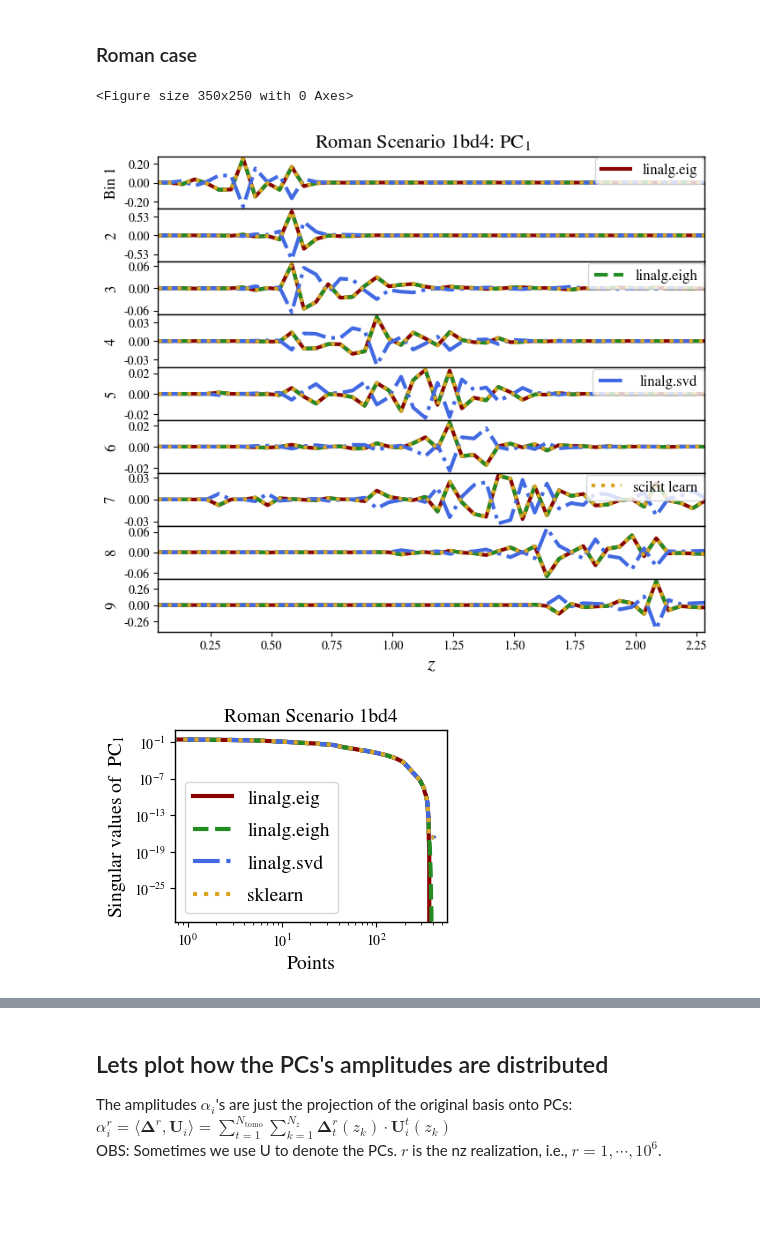
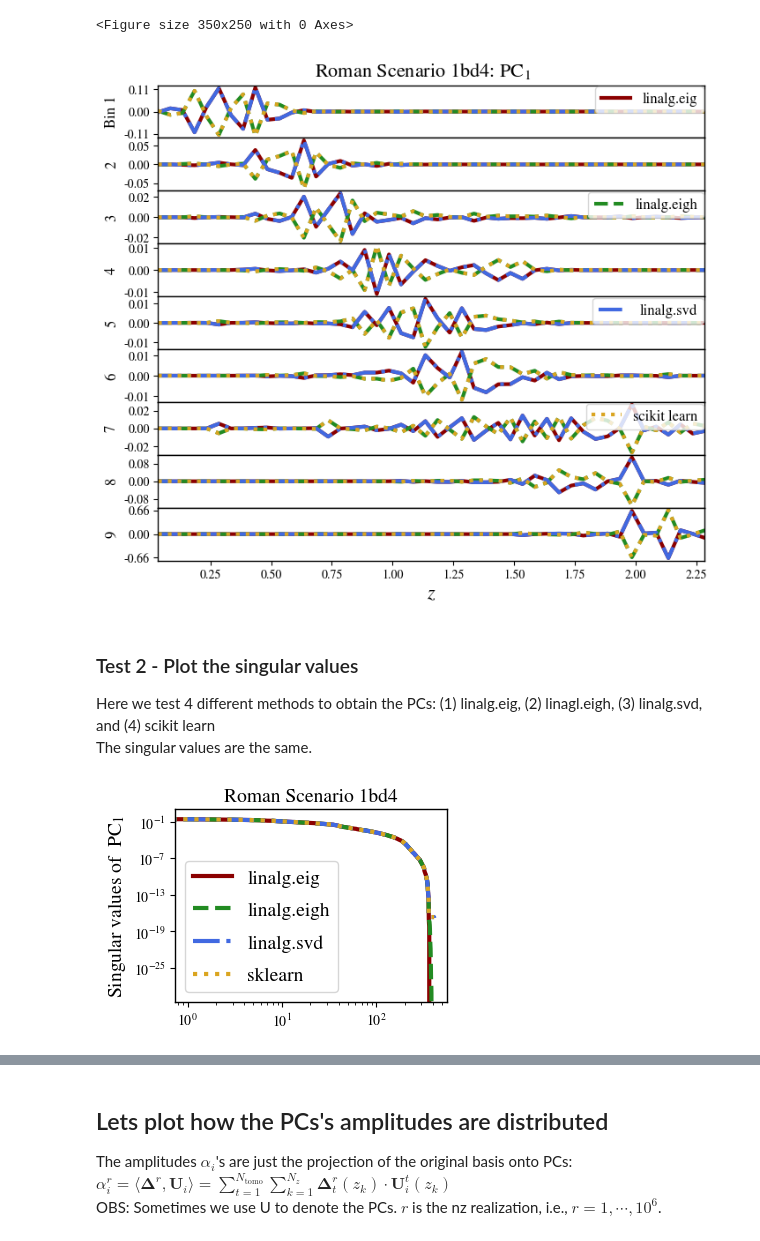
Before and after one commit to Roman-HLIS-Cosmology-PIT/cocoa_photoz, a Jupyter notebook: codes/example.ipynb, the cells around one changed output, grey strips where cells are left out. Cells and saved outputs as stored; diff of their text form; code cells hidden in the pictures; blank space fills up the shorter version.

```diff
--- a/codes/example.ipynb
+++ b/codes/example.ipynb
@@ -212,6 +244,4 @@ The principal components are the same, except for a possible sign flip.
 $\text{PC}^1 = \Big[[\text{PC}^1_{1},\text{PC}^1_{2},\cdots,\text{PC}^1_{46}],[\text{PC}^1_{47},\text{PC}^1_{48},\cdots,\text{PC}^1_{92}],6\times[\cdots],[\text{PC}^1_{412},\text{PC}^1_{413},\cdots,\text{PC}^1_{414}]\Big]$
-# %% [markdown]
-### Roman case
 # %%
 roman_obj = SURVEY('roman')
 Nz,Nt = roman_obj.nz_params()
@@ -226,7 +256,7 @@ explained_variance, explained_variance_ratio = roman_obj.pcs('sklearn')
 plt.figure()
 fig, axes = plt.subplots(nrows=Nt, ncols=1, sharex=True, sharey=False,figsize=(8, 7),
                         gridspec_kw={'wspace':0.0, 'hspace':0.0})
-pci = 1
+pci = 0
 
 for k,ax in enumerate(axes):
     start, end = Nz*k, Nz*(k+1)
@@ -248,25 +278,25 @@ for i in unused_legs:
 
 axes[k].set_xlabel(r'$z$',fontsize=16)
 plt.xlim(np.min(z),np.max(z))
-fig.suptitle(rf"Roman Scenario 1bd4: PC$_{{{pci}}}$", fontsize=16, y=0.92);
+fig.suptitle(rf"Roman Scenario 1bd4: PC$_{{{pci+1}}}$", fontsize=16, y=0.92);
 # %% [output]
 <Figure size 350x250 with 0 Axes>
-[figure, old version]
+[figure, new version]
+# %% [markdown]
+### Test 2 - Plot the singular values
+Here we test 4 different methods to obtain the PCs:   (1) linalg.eig,  (2) linagl.eigh,  (3) linalg.svd, and (4) scikit learn
+The singular values are the same.
 # %%
-## The singular values are the same.
-# Here we test 4 different methods to obtain the singular values:   1 - linalg.eig,  2 - linagl.eigh,  3 - linalg.svd,  4 - scikit learn
-
 Ms = list(range(Nz*Nt))
 plt.figure()
 plt.plot(Ms,eig_vals ,c='darkred'    ,lw=3, ls='-' ,label='linalg.eig')
 plt.plot(Ms,eigh_vals,c='forestgreen',lw=3, ls='--',label='linalg.eigh')
 plt.plot(Ms,svd_vals ,c='royalblue'  ,lw=3, ls='-.',label='linalg.svd')
 plt.plot(Ms,skl_vals ,c='goldenrod'  ,lw=3, ls=':' ,label='sklearn')
 plt.xscale('log')
 plt.yscale('log')
-plt.xlabel('Points',fontsize=14)
 plt.ylabel(rf'Singular values of  PC$_1$',fontsize=14)
 plt.title('Roman Scenario 1bd4',fontsize=14)
 plt.legend(loc='best',fontsize=14);
 # %% [output]
-[figure, old version]
+[figure, new version]
```
Also changed, not shown: parts of 22 cells of this notebook.
